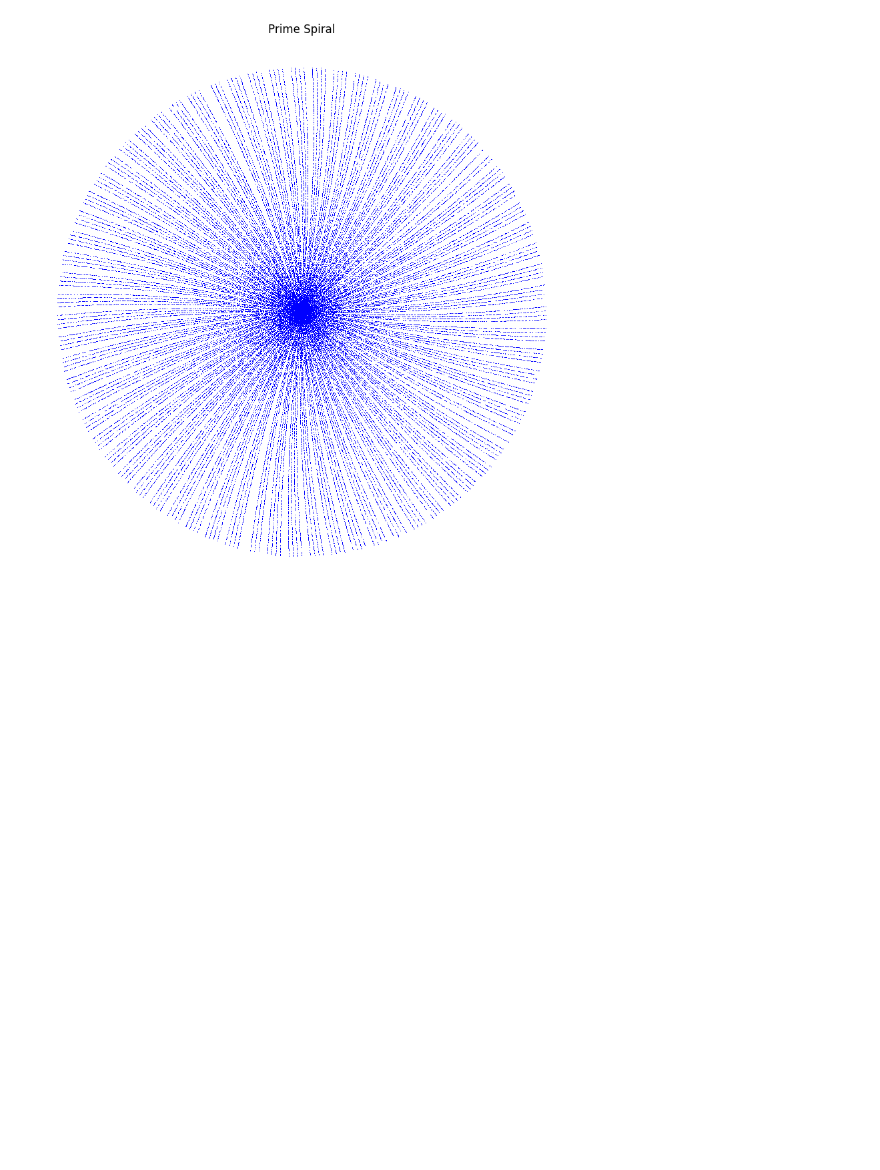
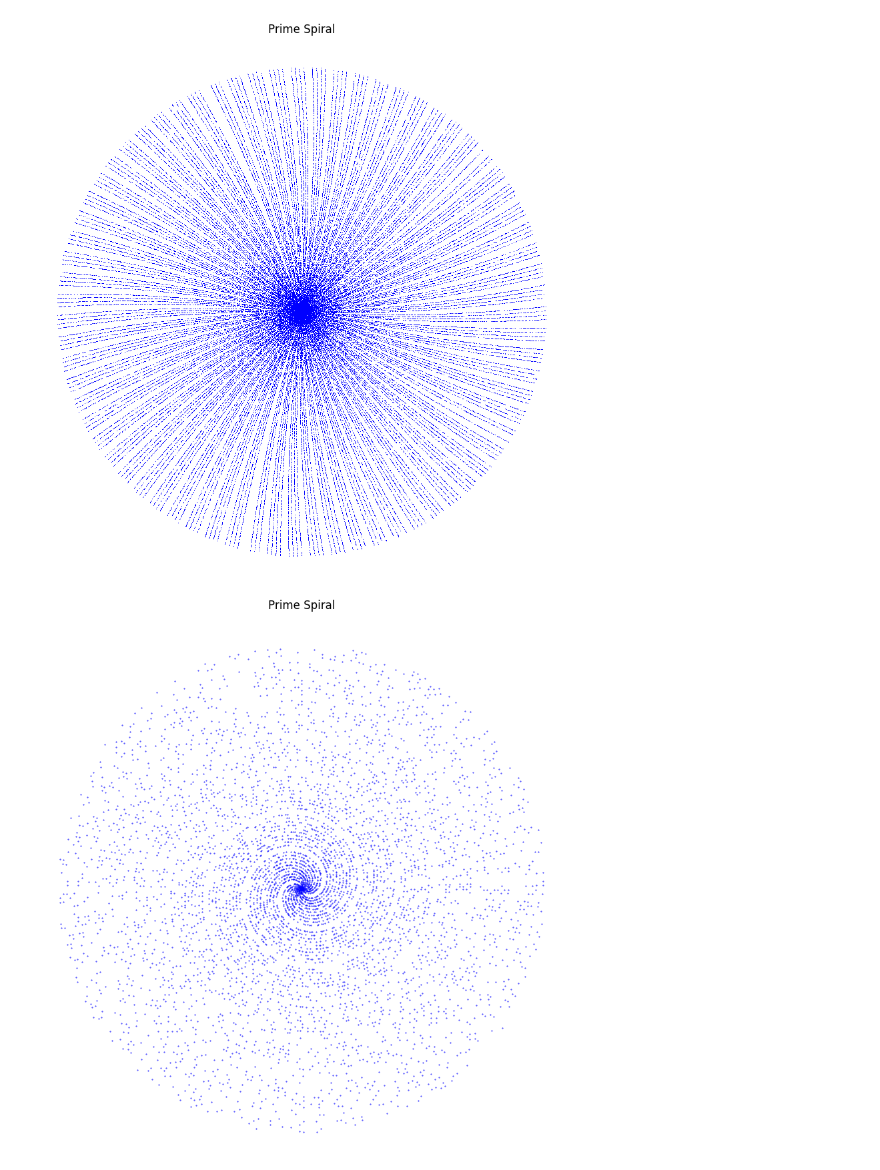
Before and after one commit to MingChingCheng/Funny-Math, a Jupyter notebook: Prime_Spiral/prime_spiral.ipynb, the cells around one changed output. Drawn from its saved outputs; the diff is of its cells as text; code cells hidden in the pictures; blank space fills up the shorter version.

```diff
--- a/Prime_Spiral/prime_spiral.ipynb
+++ b/Prime_Spiral/prime_spiral.ipynb
@@ -52,3 +52,16 @@ ax.set_axis_off()
 plt.show()
 # %% [output]
 [figure]
+# %%
+# plot 10^4 points
+prime_number_list = get_prime_list(50000)
+
+# plot on polar plot
+fig, ax = plt.subplots(subplot_kw={"projection": "polar"})
+fig.set_size_inches(10, 10)
+ax.plot(prime_number_list, prime_number_list, ".b", markersize=0.8)
+ax.set_title("Prime Spiral")
+ax.set_axis_off()
+plt.show()
+# %% [output]
+[figure, added]
```
